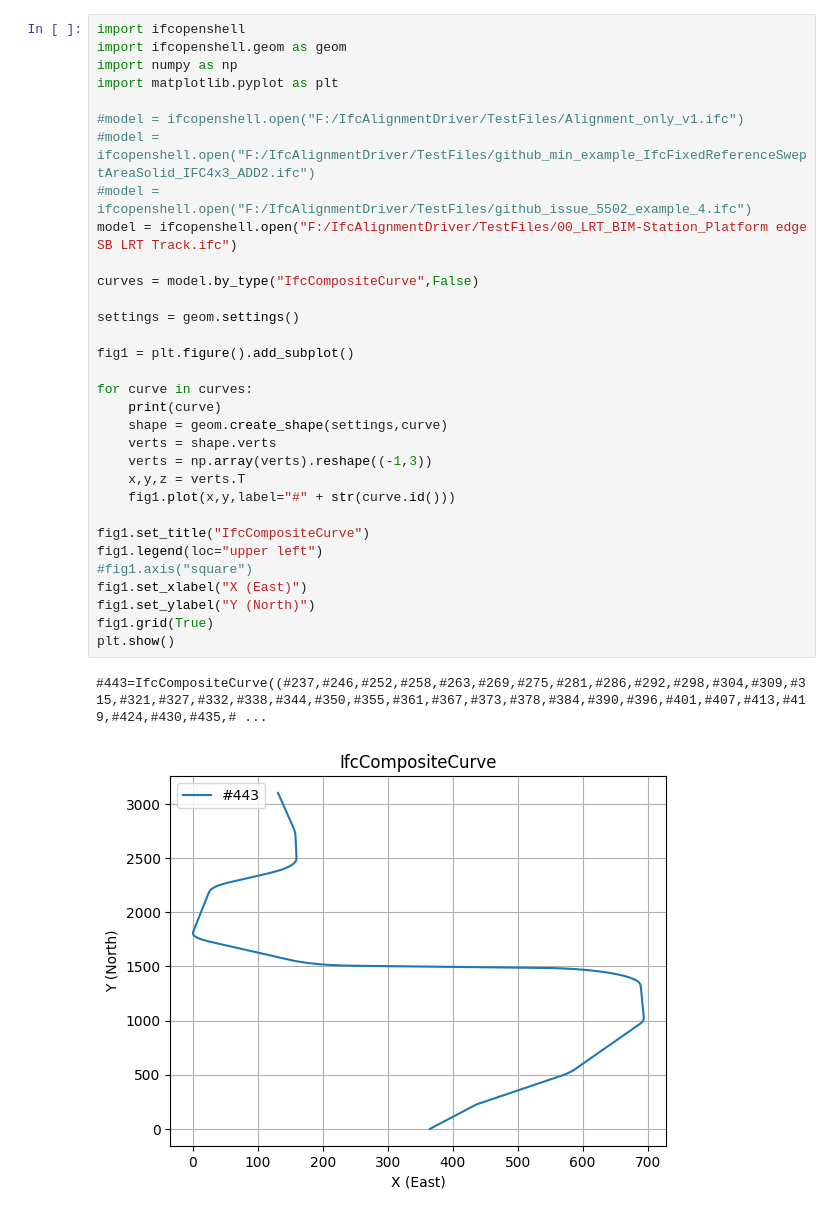
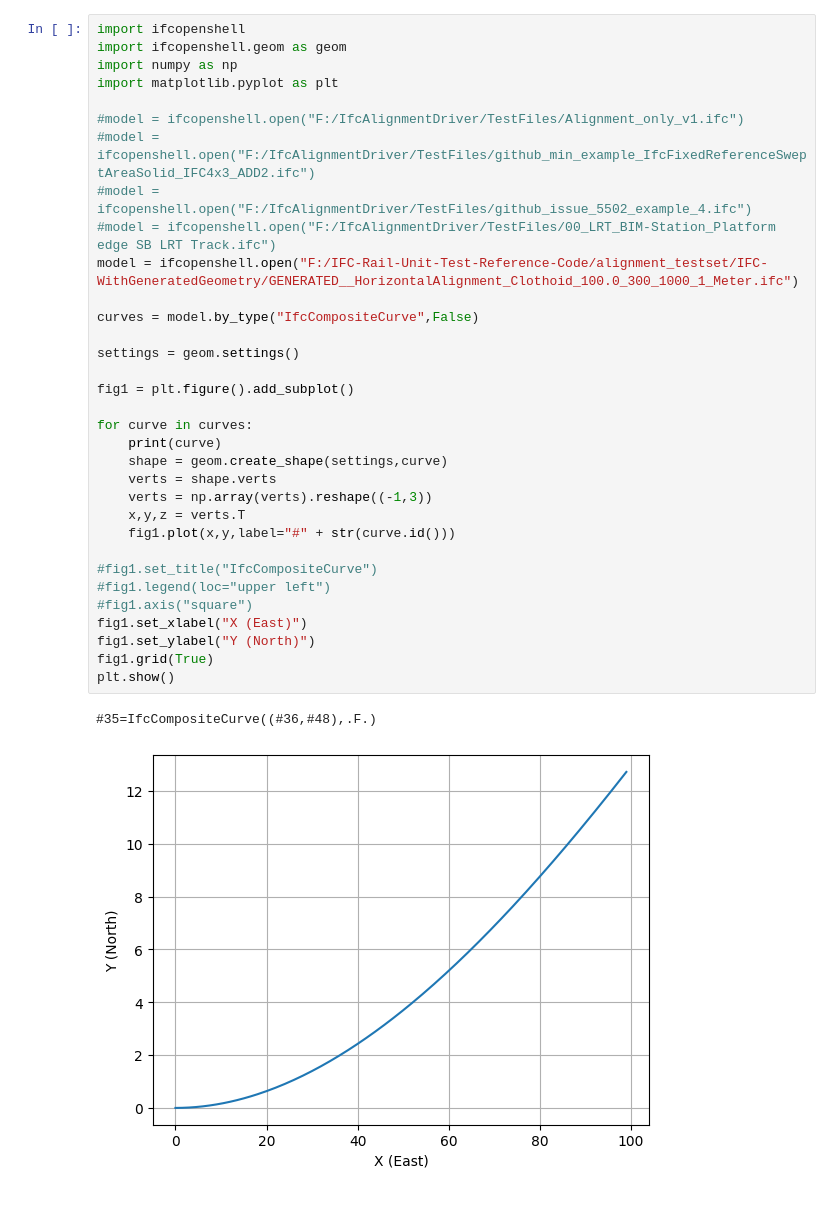
Before and after one commit to RickBrice/IfcAlignmentDriver, a Jupyter notebook: Notebooks/CompositeCurvePlot.ipynb, the cells around one changed output. Saved outputs shown, nothing was run; the diff lists cells and outputs as text.

```diff
--- a/Notebooks/CompositeCurvePlot.ipynb
+++ b/Notebooks/CompositeCurvePlot.ipynb
@@ -1,35 +1,36 @@
 # %%
 import ifcopenshell
 import ifcopenshell.geom as geom
 import numpy as np
 import matplotlib.pyplot as plt
 
 #model = ifcopenshell.open("F:/IfcAlignmentDriver/TestFiles/Alignment_only_v1.ifc")
 #model = ifcopenshell.open("F:/IfcAlignmentDriver/TestFiles/github_min_example_IfcFixedReferenceSweptAreaSolid_IFC4x3_ADD2.ifc")
 #model = ifcopenshell.open("F:/IfcAlignmentDriver/TestFiles/github_issue_5502_example_4.ifc")
-model = ifcopenshell.open("F:/IfcAlignmentDriver/TestFiles/00_LRT_BIM-Station_Platform edge SB LRT Track.ifc")
+#model = ifcopenshell.open("F:/IfcAlignmentDriver/TestFiles/00_LRT_BIM-Station_Platform edge SB LRT Track.ifc")
+model = ifcopenshell.open("F:/IFC-Rail-Unit-Test-Reference-Code/alignment_testset/IFC-WithGeneratedGeometry/GENERATED__HorizontalAlignment_Clothoid_100.0_300_1000_1_Meter.ifc")
 
 curves = model.by_type("IfcCompositeCurve",False)
 
 settings = geom.settings()
 
 fig1 = plt.figure().add_subplot()
 
 for curve in curves:
     print(curve)
     shape = geom.create_shape(settings,curve)
     verts = shape.verts
     verts = np.array(verts).reshape((-1,3))
     x,y,z = verts.T
     fig1.plot(x,y,label="#" + str(curve.id()))
 
-fig1.set_title("IfcCompositeCurve")
-fig1.legend(loc="upper left")
+#fig1.set_title("IfcCompositeCurve")
+#fig1.legend(loc="upper left")
 #fig1.axis("square")
 fig1.set_xlabel("X (East)")
 fig1.set_ylabel("Y (North)")
 fig1.grid(True)
 plt.show()
 # %% [output]
-#443=IfcCompositeCurve((#237,#246,#252,#258,#263,#269,#275,#281,#286,#292,#298,#304,#309,#315,#321,#327,#332,#338,#344,#350,#355,#361,#367,#373,#378,#384,#390,#396,#401,#407,#413,#419,#424,#430,#435,# ...
+#35=IfcCompositeCurve((#36,#48),.F.)
-[figure, old version]
+[figure, new version]
```
Also changed, not shown: 3 other files.
